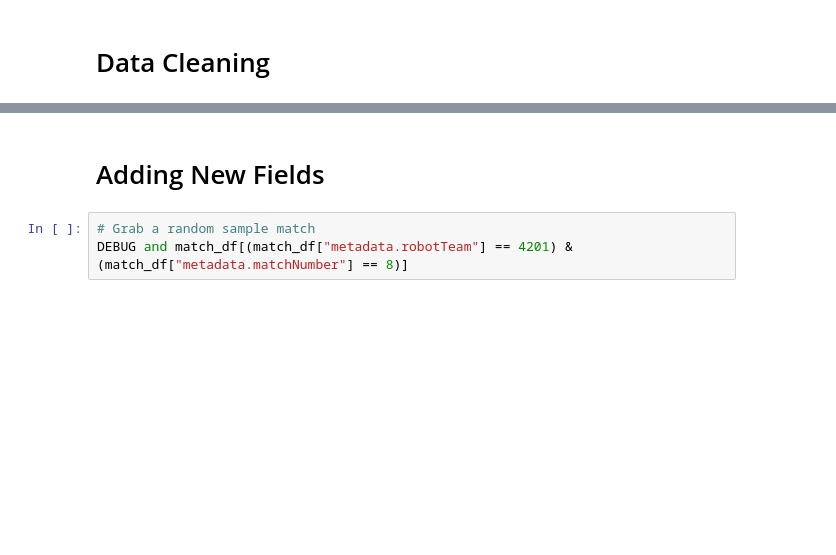
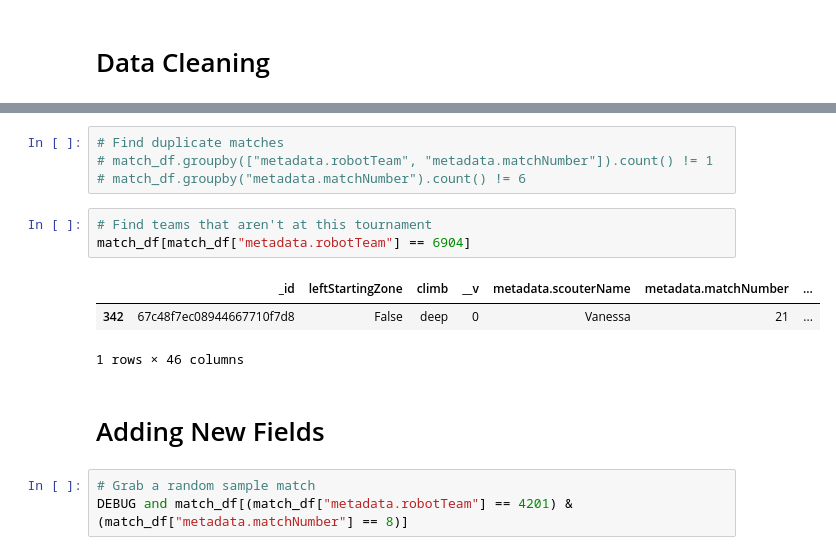
Before and after one commit to ThePotatoArchivist/scouting-app-2025, a Jupyter notebook: data-analysis/nathan/analysis.ipynb, the cells around one changed output, grey strips where cells are left out. Drawn from its saved outputs; the diff is of its cells as text; blank space fills up the shorter version.

```diff
--- a/data-analysis/nathan/analysis.ipynb
+++ b/data-analysis/nathan/analysis.ipynb
@@ -47,3 +148,14 @@ match_df[match_df.index == 335][
+# %%
+# Find duplicate matches
+# match_df.groupby(["metadata.robotTeam", "metadata.matchNumber"]).count() != 1
+# match_df.groupby("metadata.matchNumber").count() != 6
+# %%
+# Find teams that aren't at this tournament
+match_df[match_df["metadata.robotTeam"] == 6904]
+# %% [output]
+|  | _id | leftStartingZone | climb | __v | metadata.scouterName | metadata.matchNumber | ... |
+| 342 | 67c48f7ec08944667710f7d8 | False | deep | 0 | Vanessa | 21 | ... |
+1 rows × 46 columns
 # %% [markdown]
 # Adding New Fields
 # %%
```
Also changed, not shown: parts of 28 cells of this notebook, 1 other file.
